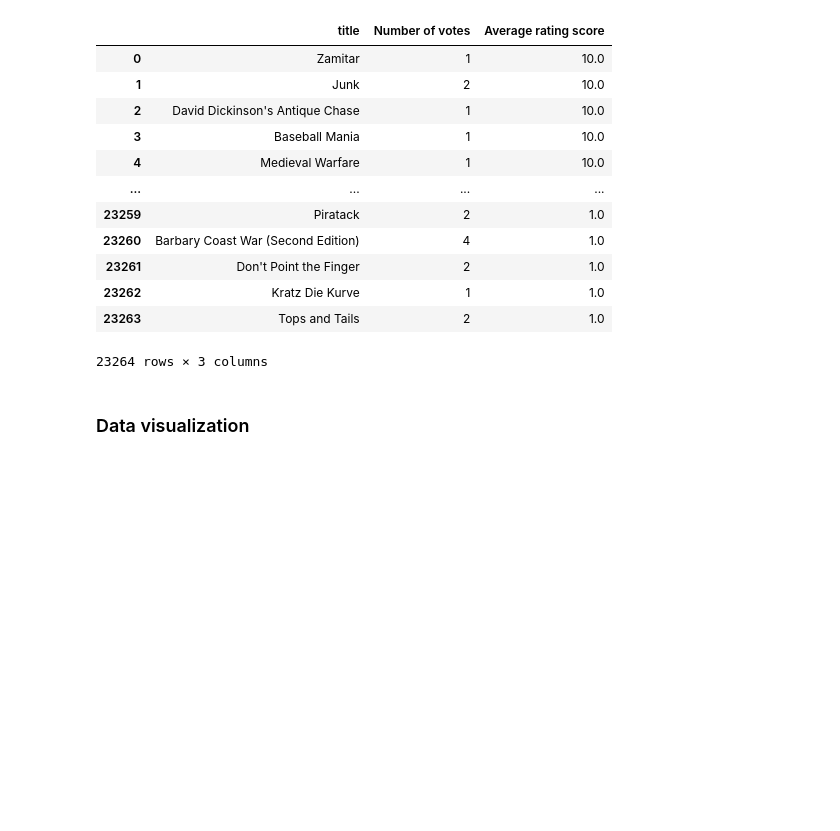
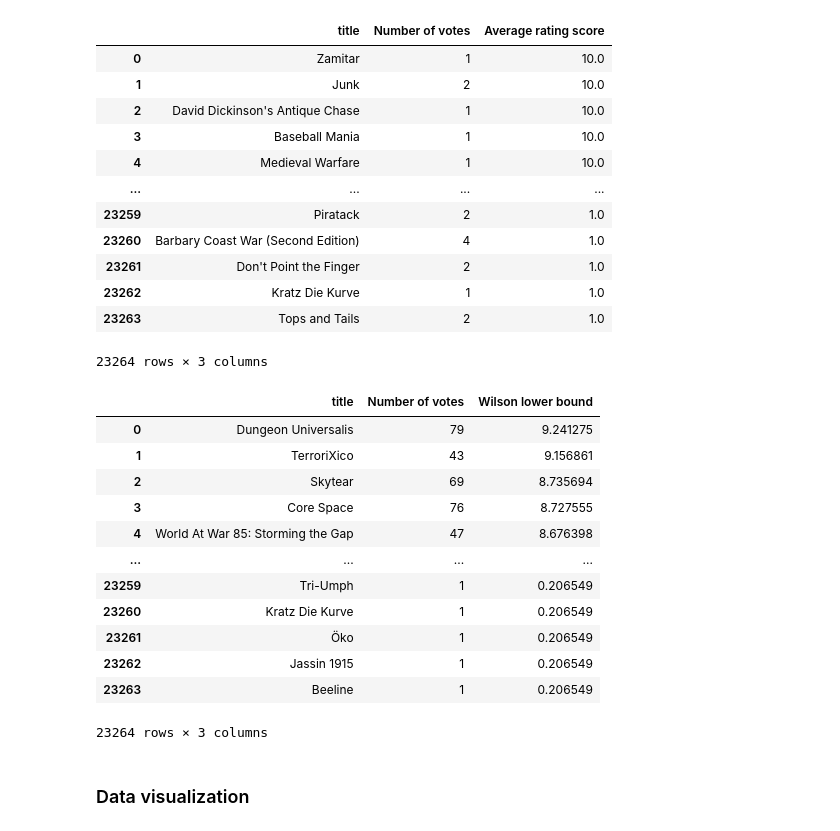
Before and after one commit to sergiopicascia/dscoding-projects, a Jupyter notebook: chi.hoang/Board_Game_Project/Notebook.ipynb, the cells around one changed output. Cells and saved outputs as stored; diff of their text form; code cells hidden in the pictures; blank space fills up the shorter version.

```diff
--- a/chi.hoang/Board_Game_Project/Notebook.ipynb
+++ b/chi.hoang/Board_Game_Project/Notebook.ipynb
@@ -55,6 +55,22 @@ average_table
 | 23262 | Kratz Die Kurve | 1 | 1.0 |
 | 23263 | Tops and Tails | 2 | 1.0 |
 23264 rows × 3 columns
+# %%
+wilson_table
+# %% [output]
+|  | title | Number of votes | Wilson lower bound |
+| 0 | Dungeon Universalis | 79 | 9.241275 |
+| 1 | TerroriXico | 43 | 9.156861 |
+| 2 | Skytear | 69 | 8.735694 |
+| 3 | Core Space | 76 | 8.727555 |
+| 4 | World At War 85: Storming the Gap | 47 | 8.676398 |
+| ... | ... | ... | ... |
+| 23259 | Tri-Umph | 1 | 0.206549 |
+| 23260 | Kratz Die Kurve | 1 | 0.206549 |
+| 23261 | Öko | 1 | 0.206549 |
+| 23262 | Jassin 1915 | 1 | 0.206549 |
+| 23263 | Beeline | 1 | 0.206549 |
+23264 rows × 3 columns
 # %% [markdown]
 ### Data visualization
 # %%
```
Also changed, not shown: parts of 5 cells of this notebook.
